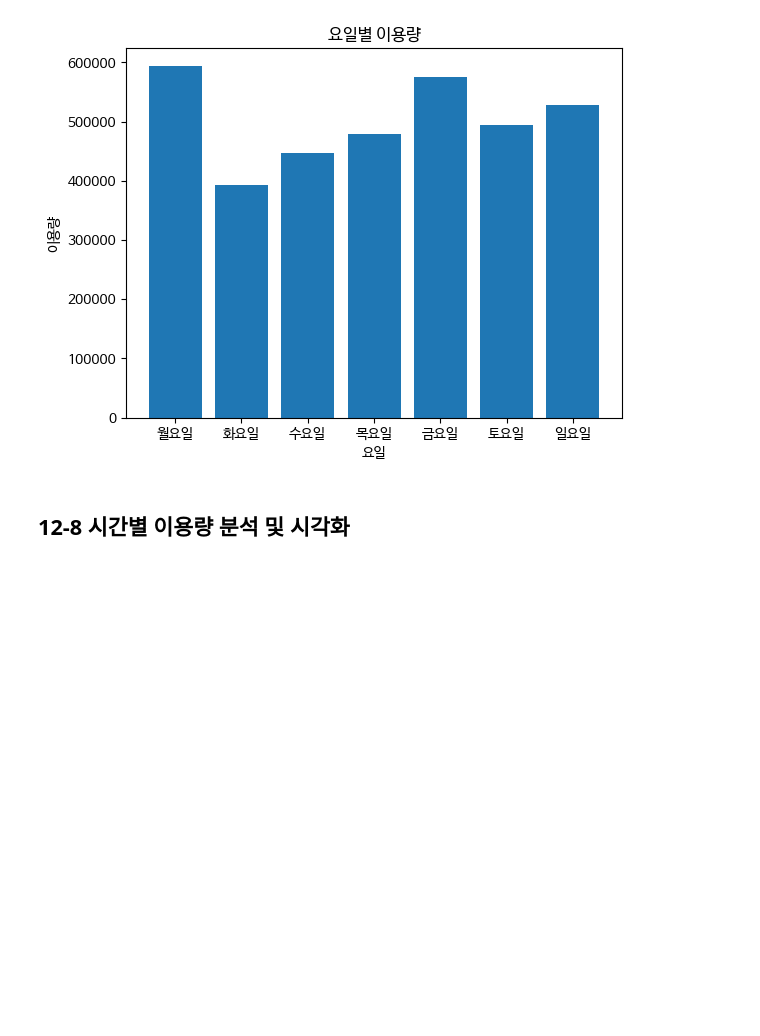
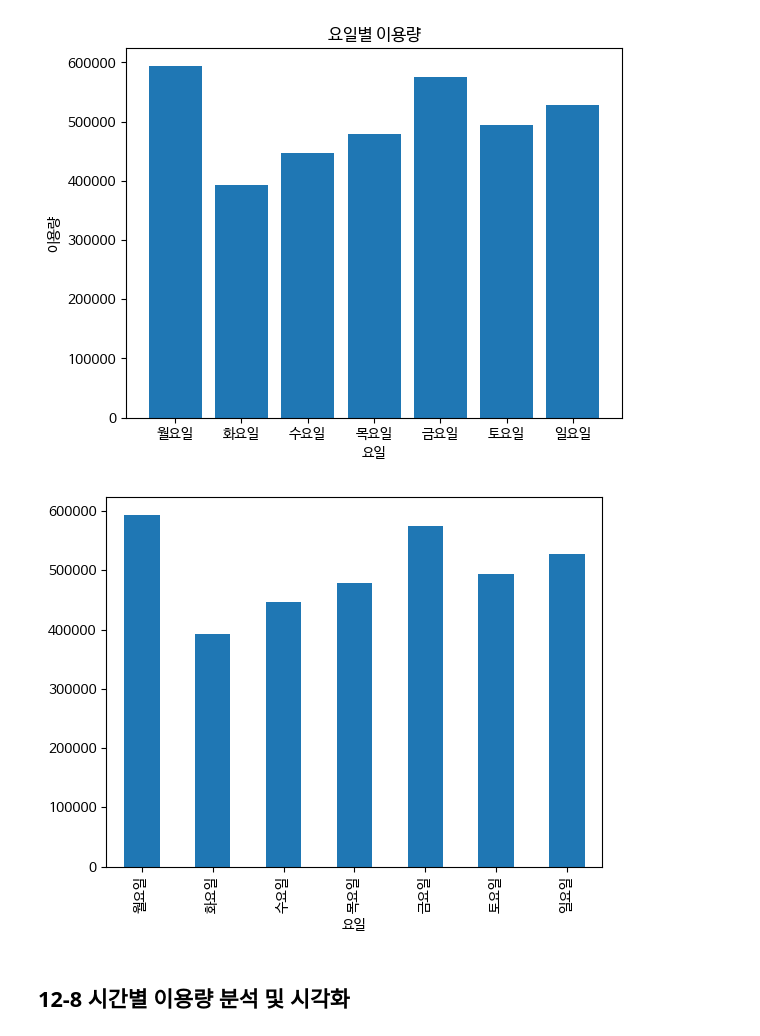
Before and after one commit to Dayeong-Hwang/Data-Analysis-with-Open-Source, a Jupyter notebook: 오픈소스_데이터_분석_12강.ipynb, the cells around one changed output. Drawn from its saved outputs; the diff is of its cells as text; code cells hidden in the pictures; blank space fills up the shorter version.

```diff
--- a/오픈소스_데이터_분석_12강.ipynb
+++ b/오픈소스_데이터_분석_12강.ipynb
@@ -257,8 +257,10 @@ plt.show()
 [figure]
 # %%
 ## Dataframe의 plot을 이용한 요일별 이용량 막대 그래프 생성
-
+day_df.plot(kind='bar')
 plt.show()
+# %% [output]
+[figure, added]
 # %% [markdown]
 ## 12-8 시간별 이용량 분석 및 시각화
 # %%
```
